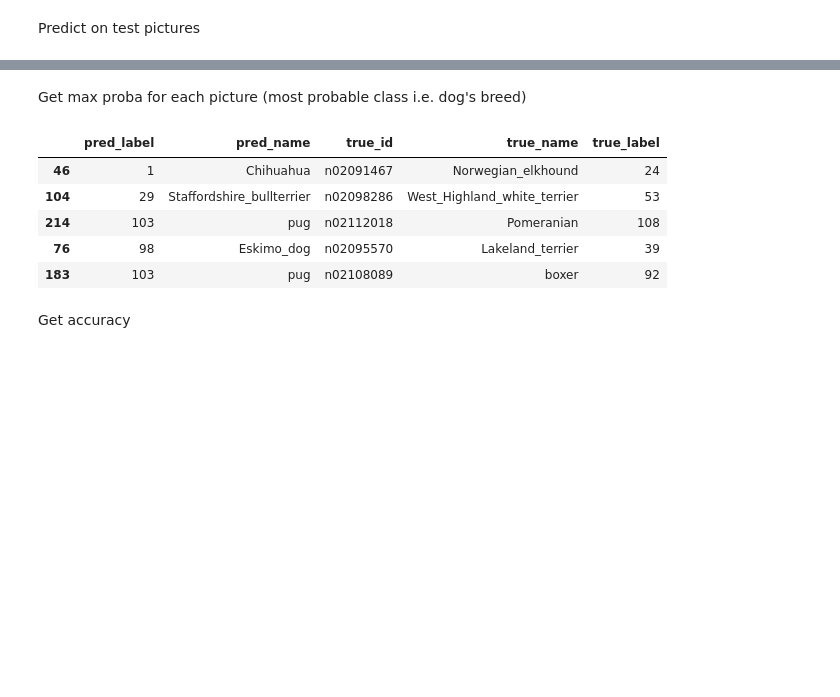
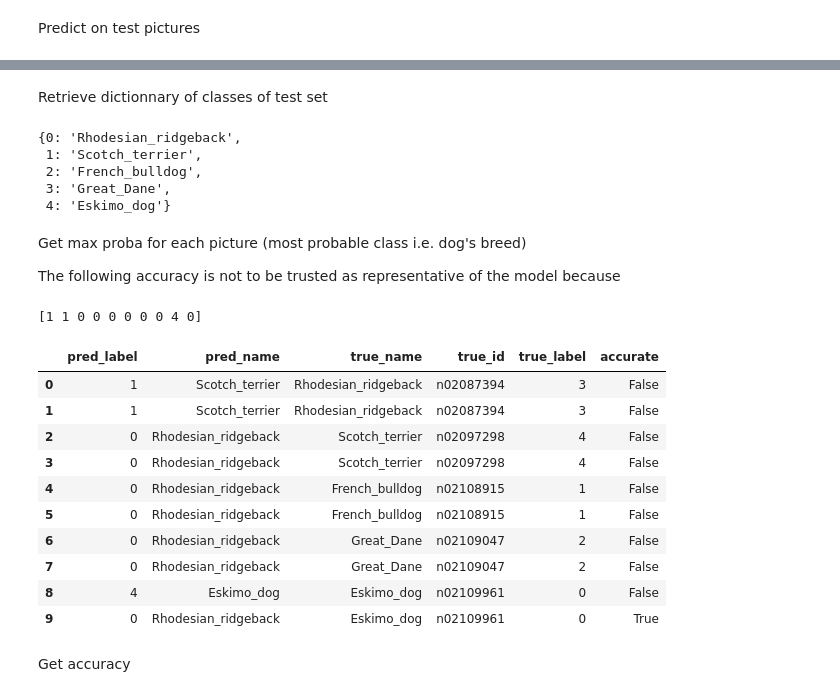
Before and after one commit to nsimonovici/dogs_breed_prediction, a Jupyter notebook: transfer_learning.ipynb, the cells around one changed output, grey strips where cells are left out. Saved outputs shown, nothing was run; the diff lists cells and outputs as text; code cells hidden in the pictures; blank space fills up the shorter version.

Commit message:
Modifying test generator to get model accuracy
Modifying test data folder structure in labeled folders so that the method evaluate_generator can produce a test accuracy for the model

```diff
--- a/transfer_learning.ipynb
+++ b/transfer_learning.ipynb
@@ -237,8 +280,8 @@ x = Dense(2048, activation='relu')(x)
 x = BatchNormalization()(x)
 x = Dropout(0.2)(x)
 
-# Ajouter la nouvelle couche fully-connected pour la classification à 120 classes
-predictions = Dense(120, activation='softmax')(x)
+# Ajouter la nouvelle couche fully-connected pour la classification à N classes
+predictions = Dense(5, activation='softmax')(x)
 
 # Définir le nouveau modèle
 new_model = Model(inputs=model.input, outputs=predictions)
@@ -273,9 +316,10 @@ Non-trainable params: 120,768
 _________________________________________________________________
 # %%
 #Entraîner sur les données d'entraînement (X_train, y_train)
+n_epochs = 10
 model_complete = new_model.fit_generator(train_generator,
 #                                          steps_per_epoch=2000,
-                                         epochs=3,
+                                         epochs=n_epochs,
                                          validation_data=valid_generator,
 #                                          validation_steps=800,
                                          verbose=1)
@@ -295,23 +381,49 @@ pred = new_model.predict_generator(test_generator, verbose=1)
+# %% [markdown]
+Retrieve dictionnary of classes of test set
+# %%
+test_map = dict((v, k.split("-")[1]) for k, v in test_generator.class_indices.items())
+test_map
+# %% [output]
+{0: 'Rhodesian_ridgeback',
+ 1: 'Scotch_terrier',
+ 2: 'French_bulldog',
+ 3: 'Great_Dane',
+ 4: 'Eskimo_dog'}
 # %% [markdown]
 Get max proba for each picture (most probable class i.e. dog's breed)
+
+The following accuracy is not to be trusted as representative of the model because
 # %%
 # get max proba
 max_preds = pred.argmax(axis=1)
+print(max_preds)
 # convert to dataframe
 pred_df = pd.DataFrame(max_preds, columns=['pred_label'])
-pred_df['pred_name'] = pred_df.pred_label.apply(lambda x: breed_label_dict[x])
-pred_df['true_id'] = target_names
-pred_df['true_name'] = pred_df.true_id.apply(lambda x: breed_dict[x])
-pred_df['true_label'] = pred_df.true_name.apply(lambda x: label_breed_dict[x])
+pred_df['pred_name'] = pred_df.pred_label.apply(lambda x: test_map[x])
+pred_df['true_name'] = test_pictures_breeds
+pred_df['true_id'] = pred_df.true_name.apply(lambda x: reverse_breed_dict[x])
+
+# pred_df['true_id'] = target_names
+# pred_df['true_name'] = pred_df.true_id.apply(lambda x: breed_dict[x])
+# pred_df['true_label'] = pred_df.true_name.apply(lambda x: label_breed_dict[x])
+pred_df['true_label'] = pred_df.true_name.apply(lambda x: subfold_enc.transform([x])[0])
+pred_df['accurate'] = pd.Series([True if predict == truth else False for predict, truth in pred_df.loc[:, ['pred_label', 'true_label']].values])
+# %% [output]
+[1 1 0 0 0 0 0 0 4 0]
 # %%
-pred_df.sample(5)
+pred_df
 # %% [output]
-|  | pred_label | pred_name | true_id | true_name | true_label |
-| 46 | 1 | Chihuahua | n02091467 | Norwegian_elkhound | 24 |
-| 104 | 29 | Staffordshire_bullterrier | n02098286 | West_Highland_white_terrier | 53 |
-| 214 | 103 | pug | n02112018 | Pomeranian | 108 |
-| 76 | 98 | Eskimo_dog | n02095570 | Lakeland_terrier | 39 |
-| 183 | 103 | pug | n02108089 | boxer | 92 |
+|  | pred_label | pred_name | true_name | true_id | true_label | accurate |
+| 0 | 1 | Scotch_terrier | Rhodesian_ridgeback | n02087394 | 3 | False |
+| 1 | 1 | Scotch_terrier | Rhodesian_ridgeback | n02087394 | 3 | False |
+| 2 | 0 | Rhodesian_ridgeback | Scotch_terrier | n02097298 | 4 | False |
+| 3 | 0 | Rhodesian_ridgeback | Scotch_terrier | n02097298 | 4 | False |
+| 4 | 0 | Rhodesian_ridgeback | French_bulldog | n02108915 | 1 | False |
+| 5 | 0 | Rhodesian_ridgeback | French_bulldog | n02108915 | 1 | False |
+| 6 | 0 | Rhodesian_ridgeback | Great_Dane | n02109047 | 2 | False |
+| 7 | 0 | Rhodesian_ridgeback | Great_Dane | n02109047 | 2 | False |
+| 8 | 4 | Eskimo_dog | Eskimo_dog | n02109961 | 0 | False |
+| 9 | 0 | Rhodesian_ridgeback | Eskimo_dog | n02109961 | 0 | True |
 # %% [markdown]
 Get accuracy
 # %%
```
Also changed, not shown: parts of 32 cells of this notebook.
